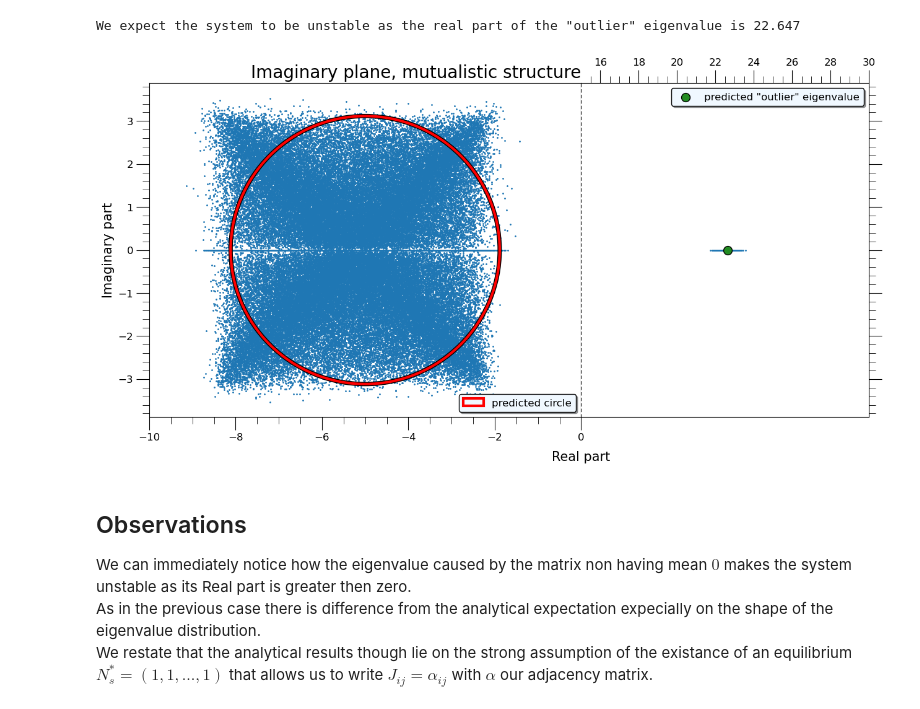
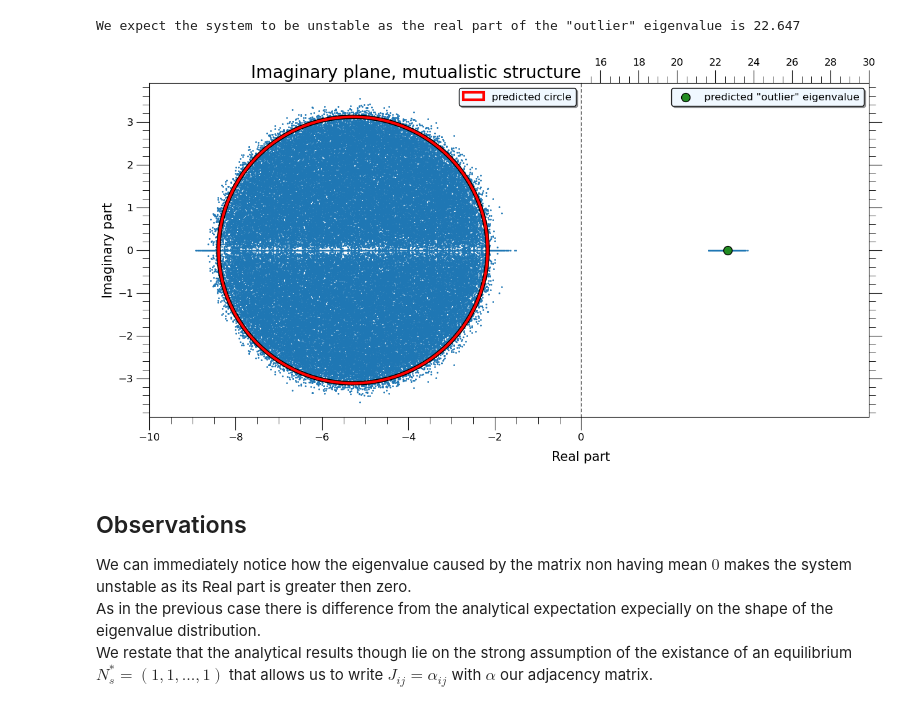
Before and after one commit to tommasoamico/PhysicalModelsOfLivingSystems, a Jupyter notebook: Week_4_assigment/Tommaso_Amico_week4.ipynb, the cells around one changed output. Drawn from its saved outputs; the diff is of its cells as text; code cells hidden in the pictures.

```diff
--- a/Week_4_assigment/Tommaso_Amico_week4.ipynb
+++ b/Week_4_assigment/Tommaso_Amico_week4.ipynb
@@ -75,7 +51,7 @@ def random_matrix(S, C, d, distribution, parameters):
 # %%
 realizations_number = 1000
 S = 100
-C = 0.7
+C = 1
 d = 5
 distribution = np.random.normal
 std = 0.5
@@ -100,11 +76,6 @@ extrema = std * np.sqrt(3)
 parameters = {'gaussian': {'loc': 0, 'scale': std}, 'uniform': {'low': -extrema, 'high': extrema}}
 
 for i, ax in enumerate(ax_):
-    all_real_parts = [random_matrix(S, C, d, list(distributions.values())[i], list(parameters.values())[i]).real for j in range(realizations_number)]
-    all_imag_parts = [random_matrix(S, C, d, list(distributions.values())[i], list(parameters.values())[i]).imag for j in range(realizations_number)]
-
-    ax.scatter(np.concatenate(all_real_parts), np.concatenate(all_imag_parts), s = 1)
-    #ax.Circle((-d, 0), std * np.sqrt(S * C), color='red', fill=False)
     ax.add_patch(plt.Circle((-d, 0), std * np.sqrt(S * C), color='red', fill=False, linewidth = 3, zorder = 2))
     ax.add_patch(plt.Circle((-d, 0), std * np.sqrt(S * C), color='black', fill=False, linewidth = 4.5, zorder = 1))
     ax.set_title(f'Imaginary plane, {list(distributions.keys())[i]} distribution', fontsize = 20)
@@ -115,5 +86,15 @@ for i, ax in enumerate(ax_):
     ax.set_ylabel('Imaginary part $Im[\\lambda]$', fontsize = 16)
 
 
+
+    eigenvalues = np.concatenate([random_matrix(S, C, d, list(distributions.values())[i], list(parameters.values())[i]) for j in range(realizations_number)])
+
+
+    ax.scatter(eigenvalues.real, eigenvalues.imag, s = 1, color = 'C0')
+
+
+
+
+
 plt.show()
 # %% [output]
@@ -390,8 +375,7 @@ def mutualistic_random_matrix(S, C, d, distribution, parameters):
 
     return eigenvalues
 # %%
-all_real_parts = [mutualistic_random_matrix(S, C, d, distributions['gaussian'], parameters['gaussian']).real for j in range(realizations_number)]
-all_imag_parts = [mutualistic_random_matrix(S, C, d, distributions['gaussian'], parameters['gaussian']).imag for j in range(realizations_number)]
+eigenvalues = np.concatenate([mutualistic_random_matrix(S, C, d, distributions['gaussian'], parameters['gaussian']) for j in range(realizations_number)])
 # %%
 print(f'''
 We expect the system to be unstable as the real part of the "outlier" eigenvalue is {C * (S - 1) * ((2 * std) / (np.sqrt(2 * np.pi))) - d:.3f}
@@ -405,35 +389,35 @@ We expect the system to be unstable as the real part of the "outlier" eigenvalue
 # %%
 
 
 fig, (ax1, ax2) = plt.subplots(1, 2, figsize = (15, 7), sharey=True, gridspec_kw={'wspace': 0, 'width_ratios': [3, 2]})
-ax1.scatter(np.concatenate(all_real_parts), np.concatenate(all_imag_parts), s = 1, color = 'C0')
+ax1.scatter(eigenvalues.real, eigenvalues.imag, s = 1, color = 'C0')
 ax1.set_xlim(-10, 0)
-ax2.scatter(np.concatenate(all_real_parts), np.concatenate(all_imag_parts), s = 1, color = 'C0')
+ax2.scatter(eigenvalues.real, eigenvalues.imag, s = 1, color = 'C0')
 ax2.set_xlim(15, 30)
 ax2.spines['left'].set_linestyle((0, (4, 4)))
-ax1.add_patch(plt.Circle((-d, 0), np.sqrt(C * std**2 * (1 - C * (2 / np.pi)) * S), color='red', fill=False, linewidth = 3, zorder = 2, label = 'predicted circle'))
-ax1.add_patch(plt.Circle((-d, 0), np.sqrt(C * std**2 * (1 - C * (2 / np.pi)) * S), color='black', fill=False, linewidth = 5, zorder = 1))
+ax1.add_patch(plt.Circle((-d - C * (2 * std/ np.sqrt(np.pi * 2)), 0), np.sqrt(C * std**2 * (1 - C * (2 / np.pi)) * S), color='red', fill=False, linewidth = 3, zorder = 2, label = 'predicted circle'))
+ax1.add_patch(plt.Circle((-d - C * (2 * std/ np.sqrt(np.pi * 2)), 0), np.sqrt(C * std**2 * (1 - C * (2 / np.pi)) * S), color='black', fill=False, linewidth = 5, zorder = 1))
 ax2.scatter(C * (S - 1) * ((2 * std) / (np.sqrt(2 * np.pi))) - d, 0, edgecolor = 'black', color = 'forestgreen', s = 100, zorder = 3, label = 'predicted "outlier" eigenvalue')
 ax2.xaxis.tick_top()
 
 ax1.legend(facecolor = 'aliceblue', edgecolor = 'black', shadow = True, fontsize = 12)
 ax2.legend(facecolor = 'aliceblue', edgecolor = 'black', shadow = True, fontsize = 12)
 ax2.yaxis.tick_right()
 
 for ax in [ax1, ax2]:
     ax.minorticks_on()
     ax.tick_params(axis='both', which='major', labelsize=12, length=15)
     ax.tick_params(axis='both', which='minor', labelsize=12, length=8)
 
 ax1.set_xlabel('Real part', fontsize = 15)
 ax1.set_ylabel('Imaginary part', fontsize = 15)
 ax1.xaxis.set_label_coords(1, -.1)
 
 ax1.set_title('Imaginary plane, mutualistic structure', fontsize = 20, loc = 'right')
 
 plt.show()
 # %% [output]
-[figure, old version]
+[figure, new version]
 # %% [markdown]
 ## Observations
 
```
Also changed, not shown: parts of 16 cells of this notebook.
